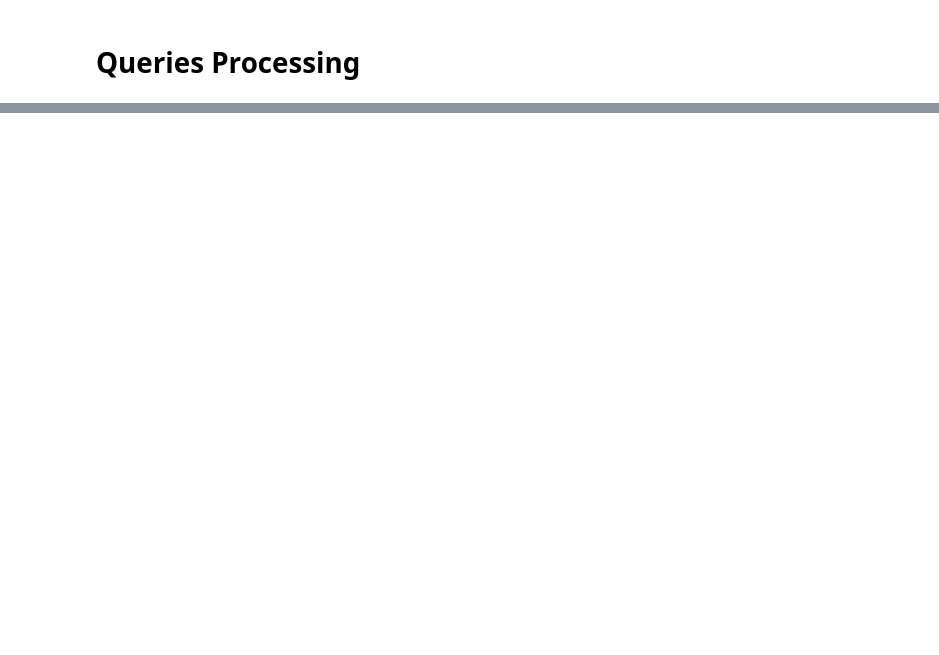
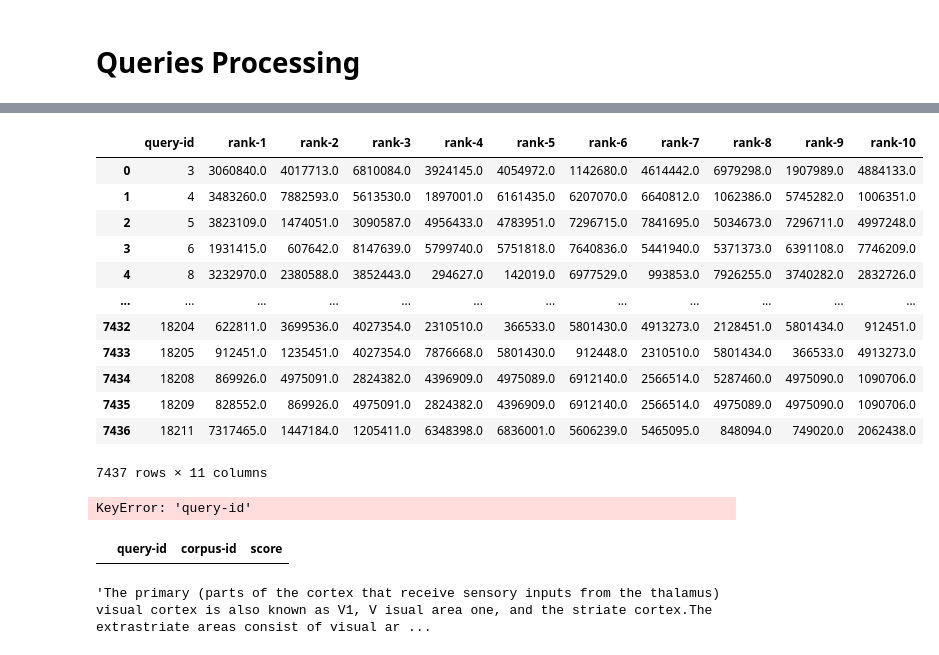
Before and after one commit to DIS-InfoExplorers/Project-1, a Jupyter notebook: EricTestBench2.ipynb, the cells around one changed output, grey strips where cells are left out. Saved outputs shown, nothing was run; the diff lists cells and outputs as text; code cells hidden in the pictures; blank space fills up the shorter version.

```diff
--- a/EricTestBench2.ipynb
+++ b/EricTestBench2.ipynb
@@ -294,3 +301,40 @@ prediction
+# %%
+def top_k_indices_sparse(matrix: csr_matrix, k: int):
+    """Get top k indices for each row of a sparse matrix."""
+
+    # Placeholder list for top k indices for each row
+    top_indices = []
+
+    # Iterate over each row
+    print('Iterate over each row ...')
+    for i in range(matrix.shape[0]):
+        row_data = matrix.data[matrix.indptr[i]:matrix.indptr[i+1]]
+        row_indices = matrix.indices[matrix.indptr[i]:matrix.indptr[i+1]]
+
+        # If the row has less than k values, take them all
+        if len(row_data) < k:
+            top_indices.append(row_indices)
+        else:
+            # Sort the row data and get top k indices
+            sorted_indices = np.argsort(-row_data)
+            top_indices.append(row_indices[sorted_indices[:k]])
+
+    return top_indices
+# %%
+def predict_documents(tfidf_matrix_normalized, query_vectors, k):
+    """Process multiple queries and return ranked document indices for each query."""
+
+    # Compute cosine similarities using matrix operations
+    print("Compute cosine similarities ...")
+    similarity_matrix = cosine_similarity(query_vectors, tfidf_matrix_normalized, dense_output=False)
+
+    # Get document indices ranked by relevance for each query
+    print("Rank documents ...")
+    # print(similarity_matrix.shape)
+    # ranked_doc_indices = np.argsort(-similarity_matrix)[:, :k]
+    ranked_doc_indices = top_k_indices_sparse(similarity_matrix, k)
+
+    return ranked_doc_indices
 # %%
 def predictions_to_ids_ranking(corpus, queries, prediction):
 
@@ -378,0 +438,2 @@ See the caveats in the documentation: https://pandas.pydata.org/pandas-docs/stab
+# %%
+prediction = predict_documents(tfidf, vectors, 10)
@@ -379,4 +444,4 @@ See the caveats in the documentation: https://pandas.pydata.org/pandas-docs/stab
 # %%
 %%time
-predictions_to_ids_ranking(corpus2,queries2,predict_documents(tfidf, vectors, 10))
+map_ = predictions_to_ids_ranking(corpus,queries2,prediction)
 # %% [output]
@@ -397,0 +451,16 @@ Wall time: 4.33 s
+# %%
+map_
+# %% [output]
+|  | query-id | rank-1 | rank-2 | rank-3 | rank-4 | rank-5 | rank-6 | rank-7 | rank-8 | rank-9 | rank-10 |
+| 0 | 3 | 3060840.0 | 4017713.0 | 6810084.0 | 3924145.0 | 4054972.0 | 1142680.0 | 4614442.0 | 6979298.0 | 1907989.0 | 4884133.0 |
+| 1 | 4 | 3483260.0 | 7882593.0 | 5613530.0 | 1897001.0 | 6161435.0 | 6207070.0 | 6640812.0 | 1062386.0 | 5745282.0 | 1006351.0 |
+| 2 | 5 | 3823109.0 | 1474051.0 | 3090587.0 | 4956433.0 | 4783951.0 | 7296715.0 | 7841695.0 | 5034673.0 | 7296711.0 | 4997248.0 |
+| 3 | 6 | 1931415.0 | 607642.0 | 8147639.0 | 5799740.0 | 5751818.0 | 7640836.0 | 5441940.0 | 5371373.0 | 6391108.0 | 7746209.0 |
+| 4 | 8 | 3232970.0 | 2380588.0 | 3852443.0 | 294627.0 | 142019.0 | 6977529.0 | 993853.0 | 7926255.0 | 3740282.0 | 2832726.0 |
+| ... | ... | ... | ... | ... | ... | ... | ... | ... | ... | ... | ... |
+| 7432 | 18204 | 622811.0 | 3699536.0 | 4027354.0 | 2310510.0 | 366533.0 | 5801430.0 | 4913273.0 | 2128451.0 | 5801434.0 | 912451.0 |
+| 7433 | 18205 | 912451.0 | 1235451.0 | 4027354.0 | 7876668.0 | 5801430.0 | 912448.0 | 2310510.0 | 5801434.0 | 366533.0 | 4913273.0 |
+| 7434 | 18208 | 869926.0 | 4975091.0 | 2824382.0 | 4396909.0 | 4975089.0 | 6912140.0 | 2566514.0 | 5287460.0 | 4975090.0 | 1090706.0 |
+| 7435 | 18209 | 828552.0 | 869926.0 | 4975091.0 | 2824382.0 | 4396909.0 | 6912140.0 | 2566514.0 | 4975089.0 | 4975090.0 | 1090706.0 |
+| 7436 | 18211 | 7317465.0 | 1447184.0 | 1205411.0 | 6348398.0 | 6836001.0 | 5606239.0 | 5465095.0 | 848094.0 | 749020.0 | 2062438.0 |
+7437 rows × 11 columns
@@ -397,0 +473,12 @@ Wall time: 4.33 s
+# %%
+print(queries2[queries2["query-id"] == map_.iloc[0]['query-id']]["text"].values[0])
+# %% [output]
+KeyError: 'query-id'
+# %%
+query_corpus_train_map[query_corpus_train_map["query-id"] == map_.iloc[0]['query-id']]
+# %% [output]
+|  | query-id | corpus-id | score |
+# %%
+corpus[corpus["corpus-id"] == 1142680]["text"].values[0]
+# %% [output]
+'The primary (parts of the cortex that receive sensory inputs from the thalamus) visual cortex is also known as V1, V isual area one, and the striate cortex.The extrastriate areas consist of visual ar ...
```
Also changed, not shown: parts of 26 cells of this notebook.
